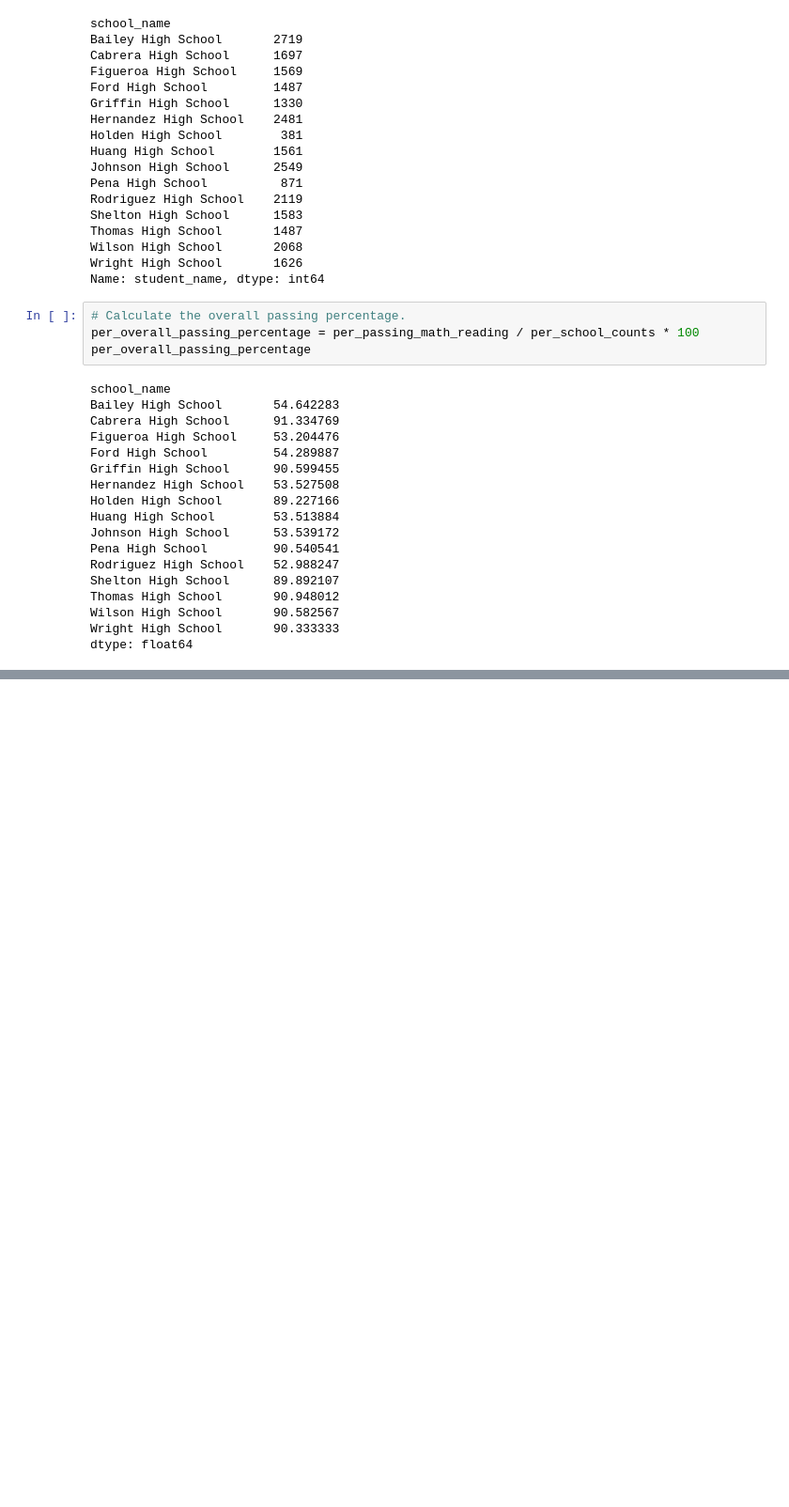
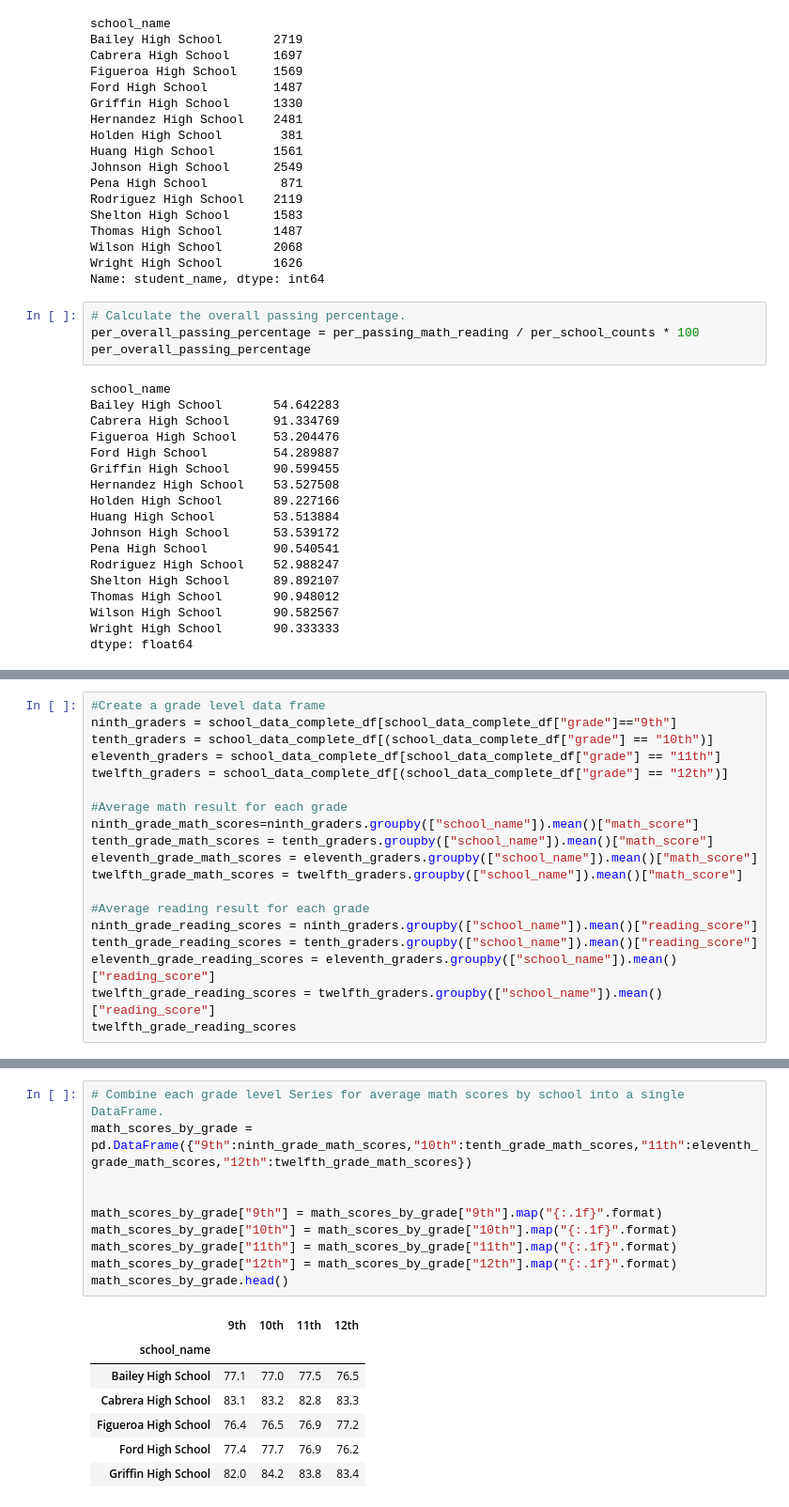
Before and after one commit to yoyoFC/School_District_Analysis, a Jupyter notebook: PiCitySchools.ipynb, the cells around one changed output, grey strips where cells are left out. Shown at 94% size. Cells and saved outputs as stored; diff of their text form; blank space fills up the shorter version.

Commit message:
Update 4.10 grades calculation and formatting

```diff
--- a/PiCitySchools.ipynb
+++ b/PiCitySchools.ipynb
@@ -362,0 +387,19 @@ per_school_summary
+# %%
+#Create a grade level data frame
+ninth_graders = school_data_complete_df[school_data_complete_df["grade"]=="9th"]
+tenth_graders = school_data_complete_df[(school_data_complete_df["grade"] == "10th")]
+eleventh_graders = school_data_complete_df[school_data_complete_df["grade"] == "11th"]
+twelfth_graders = school_data_complete_df[(school_data_complete_df["grade"] == "12th")]
+
+#Average math result for each grade
+ninth_grade_math_scores=ninth_graders.groupby(["school_name"]).mean()["math_score"]
+tenth_grade_math_scores = tenth_graders.groupby(["school_name"]).mean()["math_score"]
+eleventh_grade_math_scores = eleventh_graders.groupby(["school_name"]).mean()["math_score"]
+twelfth_grade_math_scores = twelfth_graders.groupby(["school_name"]).mean()["math_score"]
+
+#Average reading result for each grade
+ninth_grade_reading_scores = ninth_graders.groupby(["school_name"]).mean()["reading_score"]
+tenth_grade_reading_scores = tenth_graders.groupby(["school_name"]).mean()["reading_score"]
+eleventh_grade_reading_scores = eleventh_graders.groupby(["school_name"]).mean()["reading_score"]
+twelfth_grade_reading_scores = twelfth_graders.groupby(["school_name"]).mean()["reading_score"]
+twelfth_grade_reading_scores
@@ -362,0 +424,18 @@ per_school_summary
+# %%
+# Combine each grade level Series for average math scores by school into a single DataFrame.
+math_scores_by_grade = pd.DataFrame({"9th":ninth_grade_math_scores,"10th":tenth_grade_math_scores,"11th":eleventh_grade_math_scores,"12th":twelfth_grade_math_scores})
+
+
+math_scores_by_grade["9th"] = math_scores_by_grade["9th"].map("{:.1f}".format)
+math_scores_by_grade["10th"] = math_scores_by_grade["10th"].map("{:.1f}".format)
+math_scores_by_grade["11th"] = math_scores_by_grade["11th"].map("{:.1f}".format)
+math_scores_by_grade["12th"] = math_scores_by_grade["12th"].map("{:.1f}".format)
+math_scores_by_grade.head()
+# %% [output]
+|  | 9th | 10th | 11th | 12th |
+| school_name |  |  |  |  |
+| Bailey High School | 77.1 | 77.0 | 77.5 | 76.5 |
+| Cabrera High School | 83.1 | 83.2 | 82.8 | 83.3 |
+| Figueroa High School | 76.4 | 76.5 | 76.9 | 77.2 |
+| Ford High School | 77.4 | 77.7 | 76.9 | 76.2 |
+| Griffin High School | 82.0 | 84.2 | 83.8 | 83.4 |
```
Also changed, not shown: parts of 4 cells of this notebook, 1 other file.
